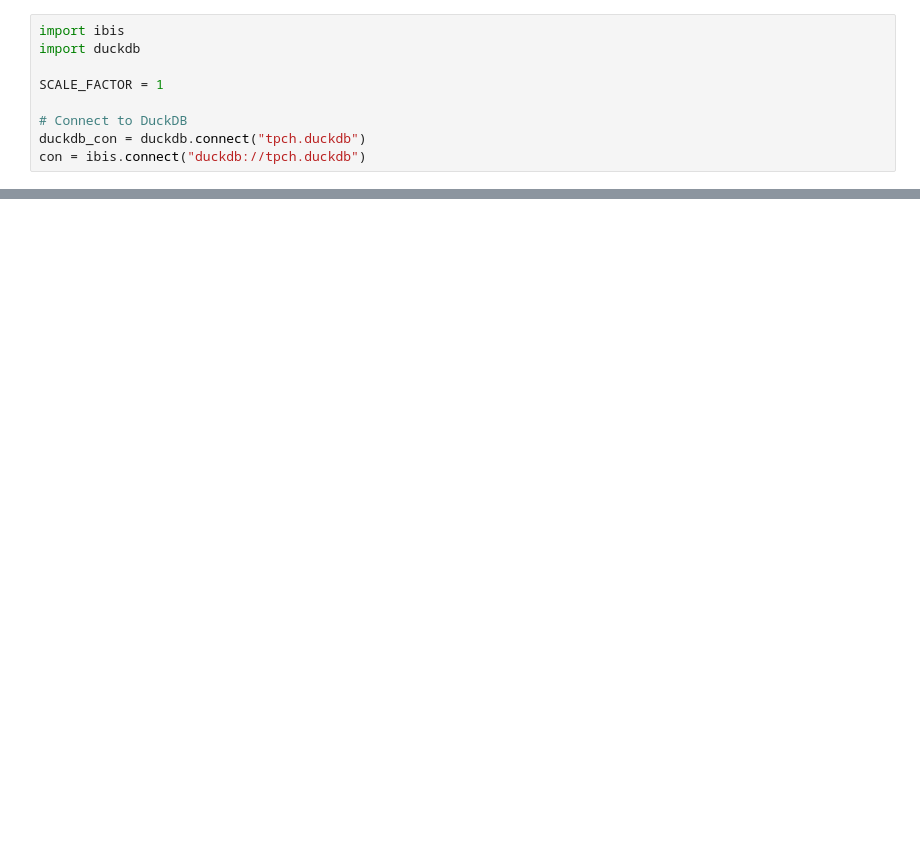
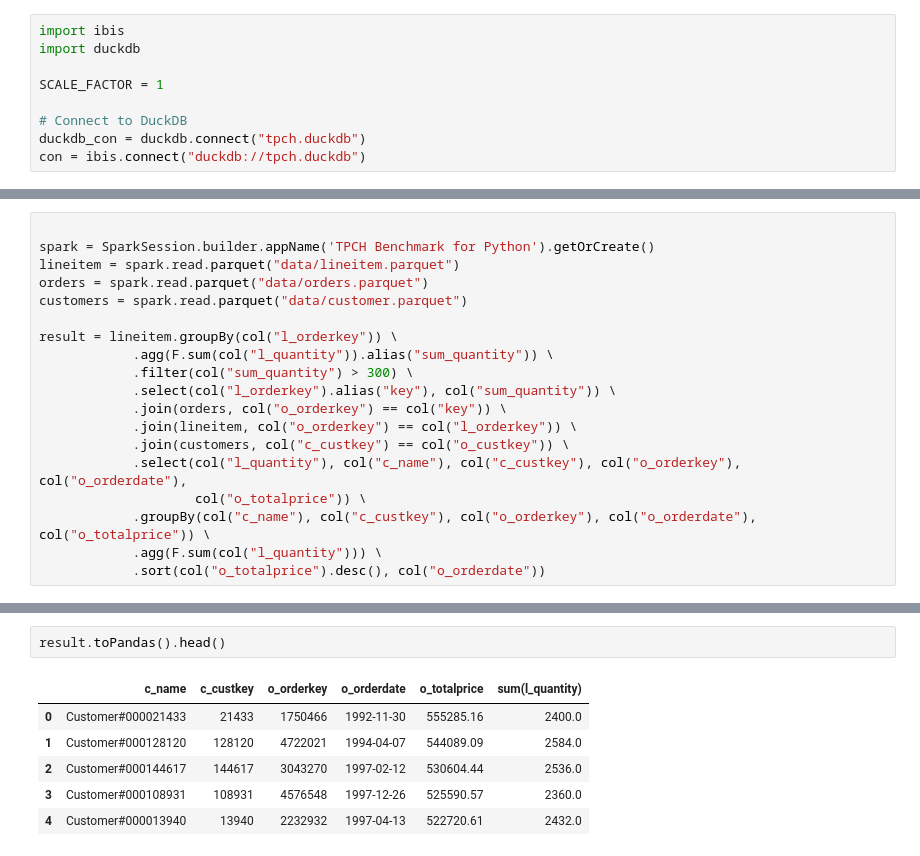
Before and after one commit to noklam/pyconhk-2024, a Jupyter notebook: sqlglot.ipynb, the cells around one changed output, grey strips where cells are left out. Saved outputs shown, nothing was run; the diff lists cells and outputs as text; blank space fills up the shorter version.

```diff
--- a/sqlglot.ipynb
+++ b/sqlglot.ipynb
@@ -19,0 +35,19 @@ IOException: IO Error: Cannot open file "data/lineitem.parquet": No such file or
+# %%
+
+spark = SparkSession.builder.appName('TPCH Benchmark for Python').getOrCreate()
+lineitem = spark.read.parquet("data/lineitem.parquet")
+orders = spark.read.parquet("data/orders.parquet")
+customers = spark.read.parquet("data/customer.parquet")
+
+result = lineitem.groupBy(col("l_orderkey")) \
+            .agg(F.sum(col("l_quantity")).alias("sum_quantity")) \
+            .filter(col("sum_quantity") > 300) \
+            .select(col("l_orderkey").alias("key"), col("sum_quantity")) \
+            .join(orders, col("o_orderkey") == col("key")) \
+            .join(lineitem, col("o_orderkey") == col("l_orderkey")) \
+            .join(customers, col("c_custkey") == col("o_custkey")) \
+            .select(col("l_quantity"), col("c_name"), col("c_custkey"), col("o_orderkey"), col("o_orderdate"),
+                    col("o_totalprice")) \
+            .groupBy(col("c_name"), col("c_custkey"), col("o_orderkey"), col("o_orderdate"), col("o_totalprice")) \
+            .agg(F.sum(col("l_quantity"))) \
+            .sort(col("o_totalprice").desc(), col("o_orderdate"))
@@ -19,0 +74,9 @@ IOException: IO Error: Cannot open file "data/lineitem.parquet": No such file or
+# %%
+result.toPandas().head()
+# %% [output]
+|  | c_name | c_custkey | o_orderkey | o_orderdate | o_totalprice | sum(l_quantity) |
+| 0 | Customer#000021433 | 21433 | 1750466 | 1992-11-30 | 555285.16 | 2400.0 |
+| 1 | Customer#000128120 | 128120 | 4722021 | 1994-04-07 | 544089.09 | 2584.0 |
+| 2 | Customer#000144617 | 144617 | 3043270 | 1997-02-12 | 530604.44 | 2536.0 |
+| 3 | Customer#000108931 | 108931 | 4576548 | 1997-12-26 | 525590.57 | 2360.0 |
+| 4 | Customer#000013940 | 13940 | 2232932 | 1997-04-13 | 522720.61 | 2432.0 |
```
Also changed, not shown: parts of 5 cells of this notebook, 4 other files.
